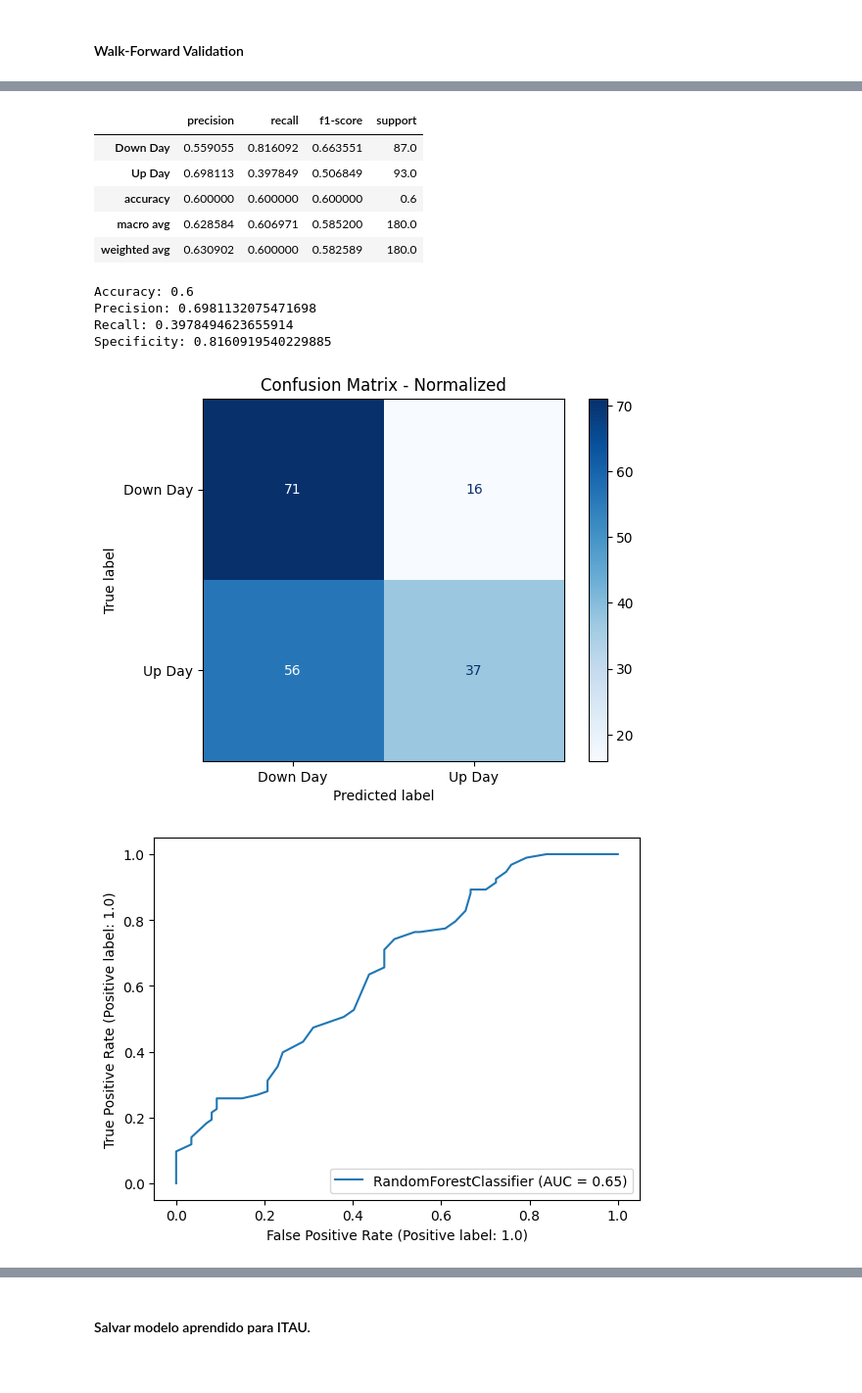
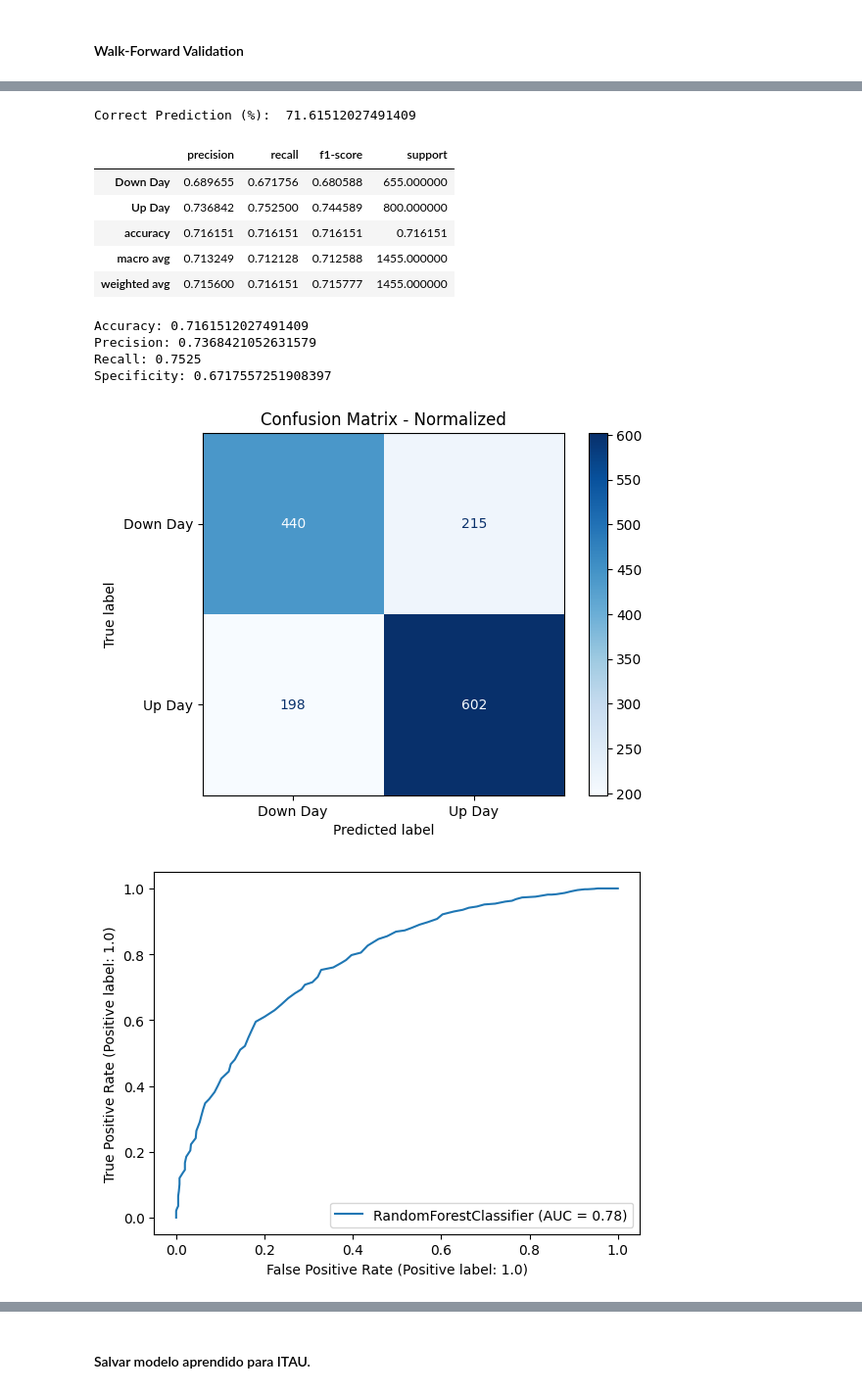
Before and after one commit to Bruno-Santana-Eco/TCC_Machine_learning, a Jupyter notebook: Random Forest_D10.ipynb, the cells around one changed output, grey strips where cells are left out. Shown at 98% size. Saved outputs shown, nothing was run; the diff lists cells and outputs as text; code cells hidden in the pictures.

```diff
--- a/Random Forest_D10.ipynb
+++ b/Random Forest_D10.ipynb
@@ -1633,0 +1677,3 @@ Window 4:
+# %%
+price_data_Itau = price_data[price_data['Ticker'].isin(['ITUB4.SA'])]
+price_data_Itau.head()
@@ -1634,3 +1687,23 @@ Window 4:
+# %%
+# Grab our X & Y Columns.
+X_Cols = price_data_Itau[['RSI','k_percent','r_percent','Price_Rate_Of_Change','MACD','MACD_EMA','On Balance Volume']]
+Y_Cols = price_data_Itau['Prediction']
+
+# Split X and y into X_
+X_train, X_test, y_train, y_test = train_test_split(X_Cols, Y_Cols, random_state = 0)
+
+# Create a Random Forest Classifier
+rand_frst_clf_Itau = RandomForestClassifier(n_estimators = 100, oob_score = True, criterion = "gini", random_state = 0)
+
+# Fit the data to the model
+rand_frst_clf_Itau.fit(X_train, y_train)
+
+# Make predictions
+y_pred = rand_frst_clf_Itau.predict(X_test)
+# Print the Accuracy of our Model.
+print('Correct Prediction (%): ', accuracy_score(y_test, rand_frst_clf_Itau.predict(X_test), normalize = True) * 100.0)
+# %% [output]
+Correct Prediction (%):  71.61512027491409
 # %%
 # Define the traget names
 target_names = ['Down Day', 'Up Day']
@@ -1643,11 +1716,11 @@ report_df = pd.DataFrame(report).transpose()
 report_df
 # %% [output]
 |  | precision | recall | f1-score | support |
-| Down Day | 0.559055 | 0.816092 | 0.663551 | 87.0 |
-| Up Day | 0.698113 | 0.397849 | 0.506849 | 93.0 |
-| accuracy | 0.600000 | 0.600000 | 0.600000 | 0.6 |
-| macro avg | 0.628584 | 0.606971 | 0.585200 | 180.0 |
-| weighted avg | 0.630902 | 0.600000 | 0.582589 | 180.0 |
+| Down Day | 0.689655 | 0.671756 | 0.680588 | 655.000000 |
+| Up Day | 0.736842 | 0.752500 | 0.744589 | 800.000000 |
+| accuracy | 0.716151 | 0.716151 | 0.716151 | 0.716151 |
+| macro avg | 0.713249 | 0.712128 | 0.712588 | 1455.000000 |
+| weighted avg | 0.715600 | 0.716151 | 0.715777 | 1455.000000 |
 # %%
 from sklearn.metrics import confusion_matrix, ConfusionMatrixDisplay
 import matplotlib.pyplot as plt
@@ -1685,15 +1758,15 @@ plt.title('Confusion Matrix - Normalized')
 # Exibindo o gráfico
 plt.show()
 # %% [output]
-Accuracy: 0.6
-Precision: 0.6981132075471698
-Recall: 0.3978494623655914
-Specificity: 0.8160919540229885
+Accuracy: 0.7161512027491409
+Precision: 0.7368421052631579
+Recall: 0.7525
+Specificity: 0.6717557251908397
-[figure, old version]
+[figure, new version]
 # %%
 
 # Create an ROC Curve plot
-rfc_disp = RocCurveDisplay.from_estimator(rand_frst_clf_Ambev, X_test, y_test)
+rfc_disp = RocCurveDisplay.from_estimator(rand_frst_clf_Itau, X_test, y_test)
 plt.show()
 # %% [output]
-[figure, old version]
+[figure, new version]
```
Also changed, not shown: parts of 48 cells of this notebook, 1 other file.
